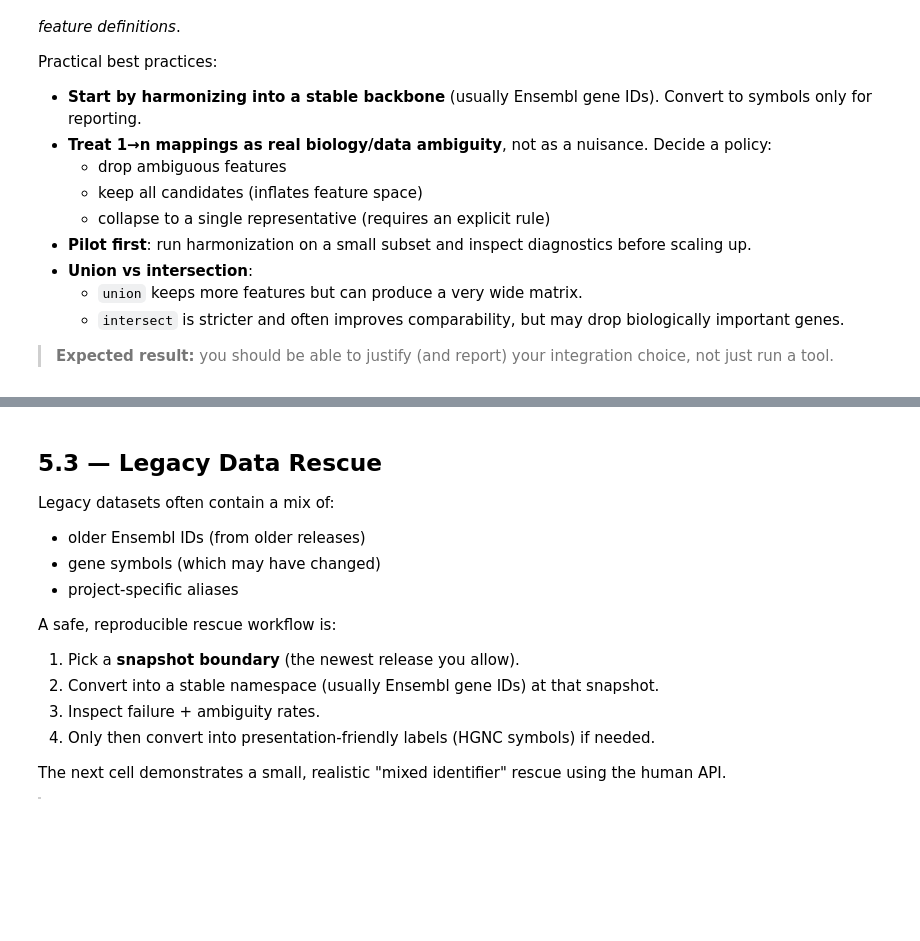
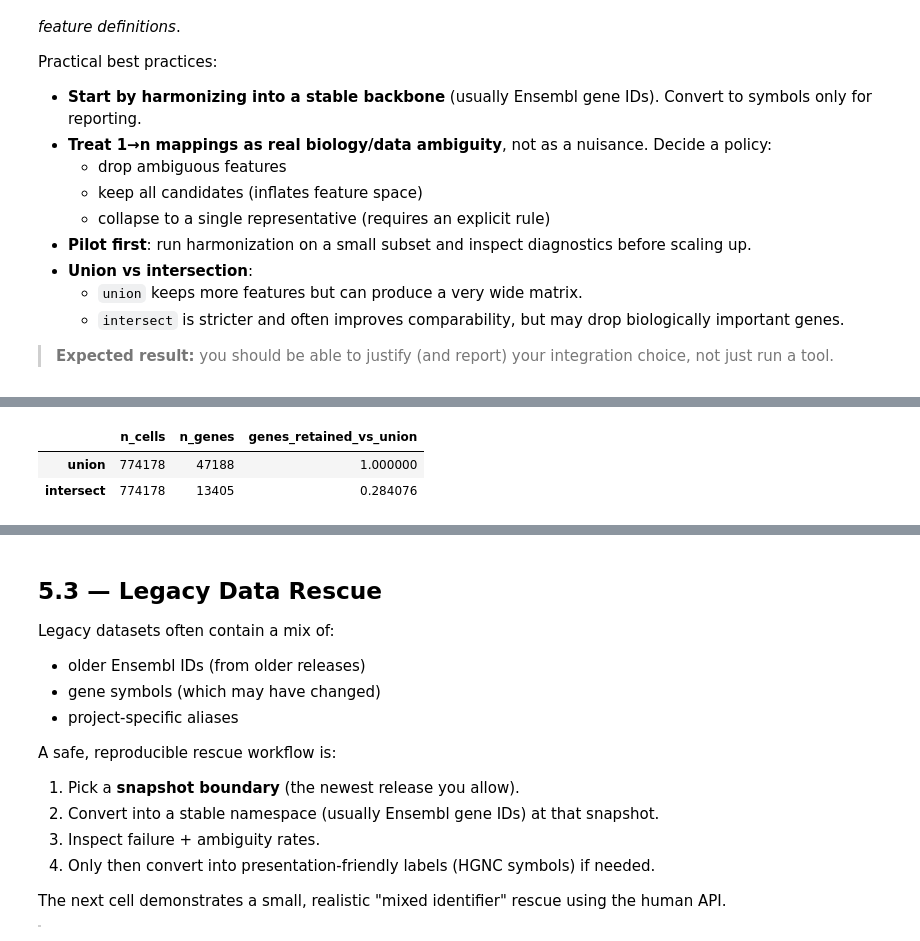
Before and after one commit to theislab/idtrack, a Jupyter notebook: docs/_notebooks/05_tutorial_harmonization.ipynb, the cells around one changed output, grey strips where cells are left out. Cells and saved outputs as stored; diff of their text form; code cells hidden in the pictures; blank space fills up the shorter version.

```diff
--- a/docs/_notebooks/05_tutorial_harmonization.ipynb
+++ b/docs/_notebooks/05_tutorial_harmonization.ipynb
@@ -427,0 +480,36 @@ The code below is commented out by default because a full HLCA run can take a lo
+# %%
+%%collapse Click to show merge logs
+# Included for tutorial purposes only.
+
+if 'harmonizer_hlca' not in globals() or harmonizer_hlca is None:
+    print('HLCA harmonizer not created; run section 5.2.4 first.')
+    hlca_union = None
+    hlca_intersect = None
+else:
+    hlca_union = harmonizer_hlca.unify_multiple_anndatas(mode='union')
+    hlca_intersect = harmonizer_hlca.unify_multiple_anndatas(mode='intersect')
+
+    comparison = pd.DataFrame(
+        {
+            'n_cells': [hlca_union.n_obs, hlca_intersect.n_obs],
+            'n_genes': [hlca_union.n_vars, hlca_intersect.n_vars],
+        },
+        index=['union', 'intersect'],
+    )
+    if hlca_union.n_vars:
+        comparison['genes_retained_vs_union'] = [1.0, hlca_intersect.n_vars / hlca_union.n_vars]
+
+    # Quick sanity checks
+    if 'intersection' in hlca_union.var.columns:
+        print("Genes present in all datasets (from union .var['intersection']):", int(hlca_union.var['intersection'].sum()))
+
+    # You now have two harmonized AnnDatas to use downstream:
+    #   - hlca_union
+    #   - hlca_intersect
+
+    # Optional: save to disk (can be large)
+    # hlca_union.write_h5ad(project_out_hlca / 'hlca_union_harmonized.h5ad')
+    # hlca_intersect.write_h5ad(project_out_hlca / 'hlca_intersect_harmonized.h5ad')
+
+    display(comparison)
+# %% [output]
@@ -427,0 +517,3 @@ The code below is commented out by default because a full HLCA run can take a lo
+|  | n_cells | n_genes | genes_retained_vs_union |
+| union | 774178 | 47188 | 1.000000 |
+| intersect | 774178 | 13405 | 0.284076 |
```
Also changed, not shown: parts of 41 cells of this notebook, 27 other files.
